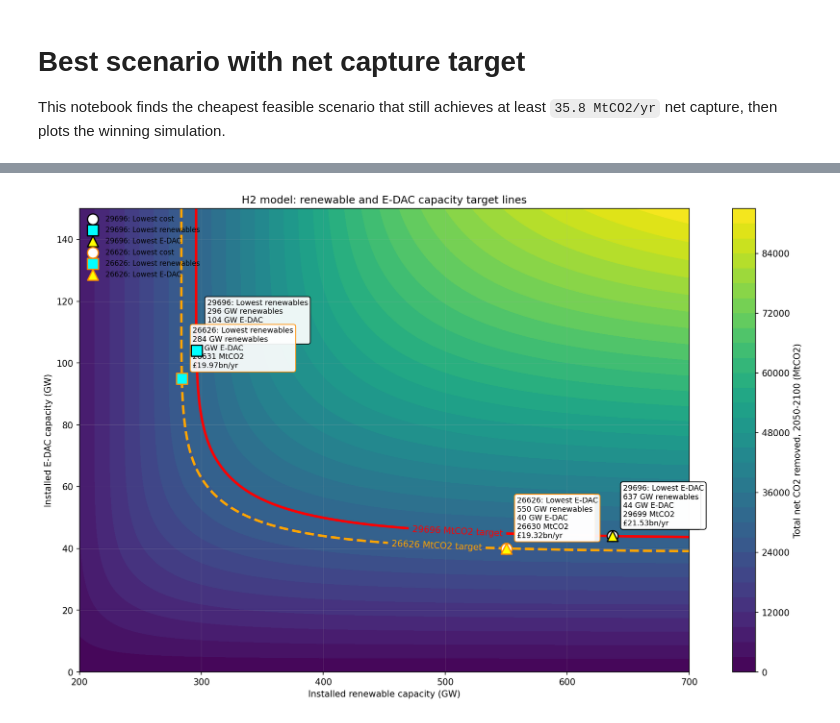
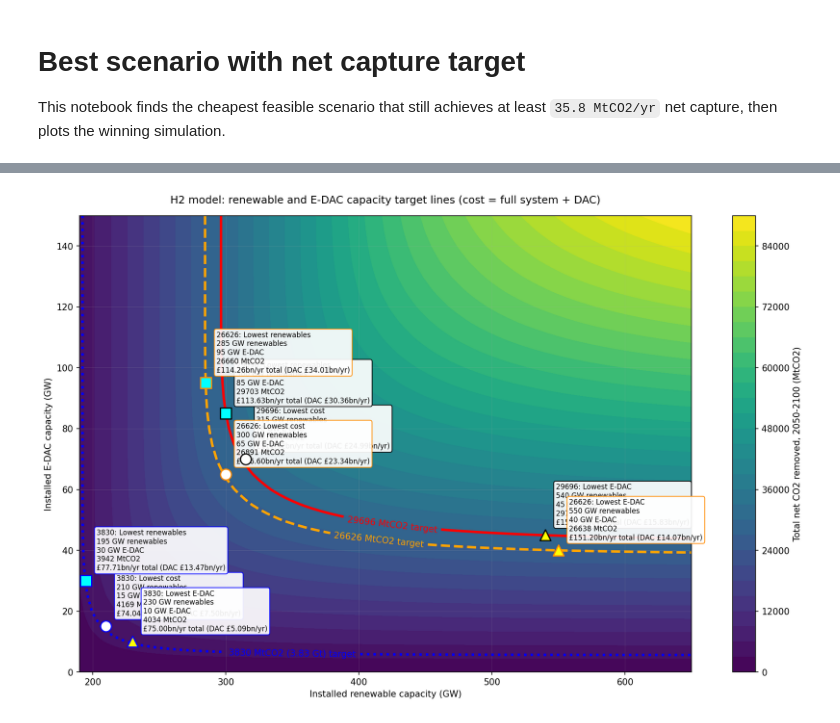
Before and after one commit to Yutong-Ren338/uk-energy-system-2050, a Jupyter notebook: nbs/Best_senario.ipynb, the cells around one changed output, grey strips where cells are left out. Cells and saved outputs as stored; diff of their text form; code cells hidden in the pictures.

Commit message:
Add updated energy cost modelling and analyses

```diff
--- a/nbs/Best_senario.ipynb
+++ b/nbs/Best_senario.ipynb
@@ -1441,7 +1061,7 @@ plt.show()
 # %%
 import matplotlib.pyplot as plt
 
-plot_df = h2_target_search_table.copy()
+plot_df = h2_full_grid_table.copy()
 
 plot_df = plot_df[
     plot_df["renewables_gw"].notna()
@@ -1489,6 +1109,16 @@ target_26626 = ax.contour(
     linestyles="--",
 )
 
+target_3830 = ax.contour(
+    x,
+    y,
+    z,
+    levels=[3830],
+    colors="blue",
+    linewidths=2.8,
+    linestyles=":",
+)
+
 ax.clabel(
     target_29696,
     fmt={29696: "29696 MtCO2 target"},
@@ -1503,6 +1133,13 @@ ax.clabel(
     fontsize=10,
 )
 
+ax.clabel(
+    target_3830,
+    fmt={3830: "3830 MtCO2 (3.83 Gt) target"},
+    inline=True,
+    fontsize=10,
+)
+
 
 def mark_three_points_for_target(target_mtco2, target_label, edgecolor):
     meeting_df = plot_df[
@@ -1513,21 +1150,25 @@ def mark_three_points_for_target(target_mtco2, target_label, edgecolor):
         print(f"No scenarios meet {target_mtco2} MtCO2.")
         return
 
+    # Rank by total_cost_gbp_yr (power system capex/opex + DAC equipment
+    # cost), not dac_cost_gbp_yr alone. DAC-only cost ignores the cost of the
+    # renewable capacity that supplies its power, so it makes overbuilding
+    # renewables look free and picks unrealistically high renewable points.
     lowest_cost = (
         meeting_df
-        .sort_values(["dac_cost_gbp_yr", "renewables_gw", "e_dac_capacity_gw"])
+        .sort_values(["total_cost_gbp_yr", "renewables_gw", "e_dac_capacity_gw"])
         .iloc[0]
     )
 
     lowest_renewables = (
         meeting_df
-        .sort_values(["renewables_gw", "e_dac_capacity_gw", "dac_cost_gbp_yr"])
+        .sort_values(["renewables_gw", "e_dac_capacity_gw", "total_cost_gbp_yr"])
         .iloc[0]
     )
 
     lowest_edac = (
         meeting_df
-        .sort_values(["e_dac_capacity_gw", "renewables_gw", "dac_cost_gbp_yr"])
+        .sort_values(["e_dac_capacity_gw", "renewables_gw", "total_cost_gbp_yr"])
         .iloc[0]
     )
 
@@ -1547,7 +1188,6 @@ def mark_three_points_for_target(target_mtco2, target_label, edgecolor):
             s=150,
             linewidth=1.4,
             zorder=6,
-            label=f"{target_label}: {label}",
         )
 
         ax.annotate(
@@ -1556,36 +1196,37 @@ def mark_three_points_for_target(target_mtco2, target_label, edgecolor):
                 f'{scenario["renewables_gw"]:.0f} GW renewables\n'
                 f'{scenario["e_dac_capacity_gw"]:.0f} GW E-DAC\n'
                 f'{scenario["total_net_removed_2050_2100_mtco2"]:.0f} MtCO2\n'
-                f'£{scenario["dac_cost_gbp_yr"] / 1e9:.2f}bn/yr'
+                f'£{scenario["total_cost_gbp_yr"] / 1e9:.2f}bn/yr total '
+                f'(DAC £{scenario["dac_cost_gbp_yr"] / 1e9:.2f}bn/yr)'
             ),
             xy=(
                 scenario["renewables_gw"],
                 scenario["e_dac_capacity_gw"],
             ),
             xytext=(12, 12),
             textcoords="offset points",
-            fontsize=8.5,
+            fontsize=8,
             bbox={
                 "boxstyle": "round,pad=0.3",
                 "facecolor": "white",
                 "edgecolor": edgecolor,
                 "alpha": 0.92,
             },
         )
 
 
 mark_three_points_for_target(29696, "29696", "black")
 mark_three_points_for_target(26626, "26626", "darkorange")
+mark_three_points_for_target(3830, "3830", "blue")
 
 colorbar = fig.colorbar(contour, ax=ax)
 colorbar.set_label("Total net CO2 removed, 2050-2100 (MtCO2)")
 
-ax.set_title("H2 model: renewable and E-DAC capacity target lines")
+ax.set_title("H2 model: renewable and E-DAC capacity target lines (cost = full system + DAC)", pad=14)
 ax.set_xlabel("Installed renewable capacity (GW)")
 ax.set_ylabel("Installed E-DAC capacity (GW)")
 ax.grid(True, alpha=0.25)
-ax.legend(loc="upper left", fontsize=8)
 
 plt.show()
 # %% [output]
-[figure, old version]
+[figure, new version]
```
Also changed, not shown: parts of 15 cells of this notebook, 38 other files.
